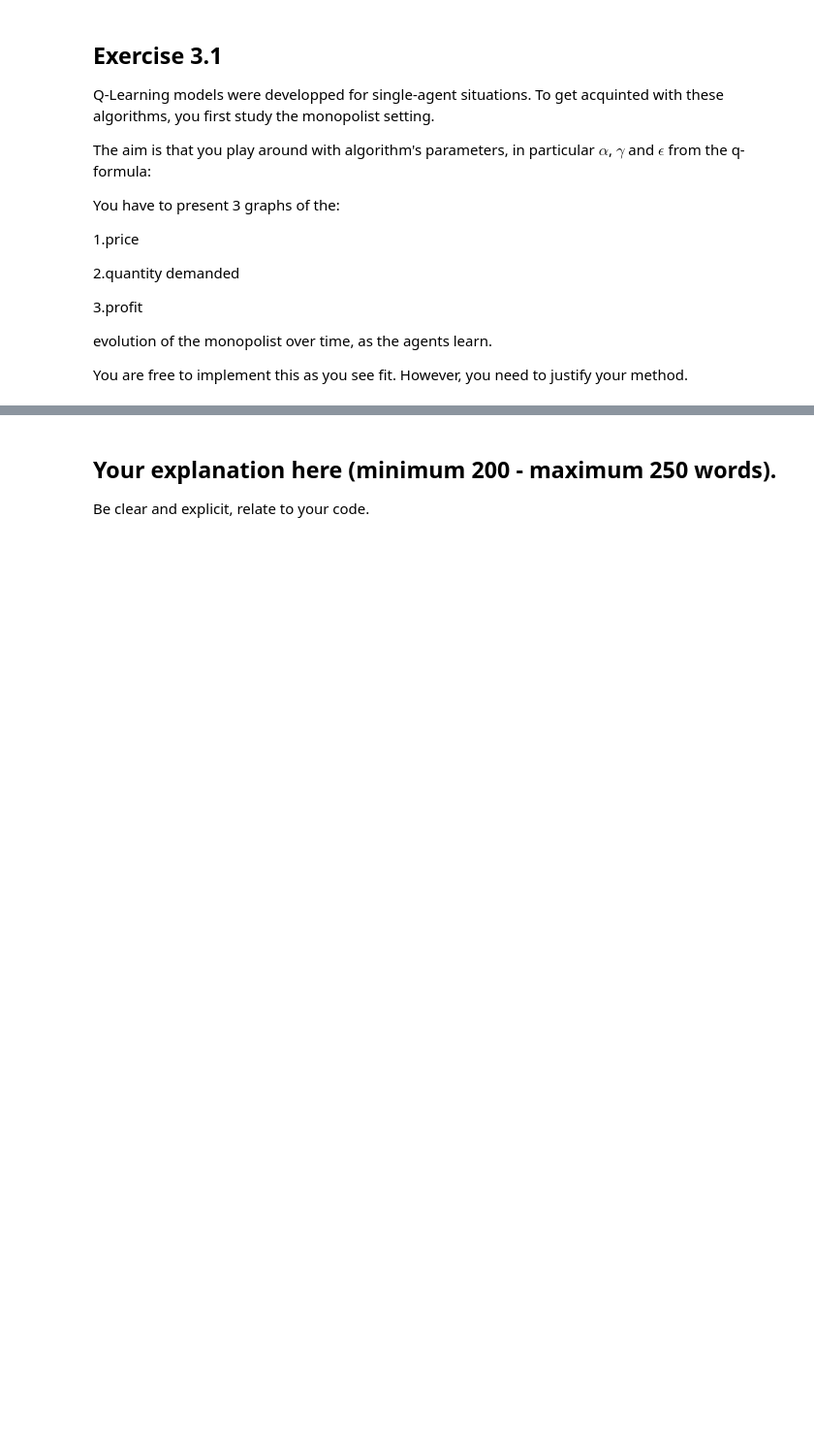
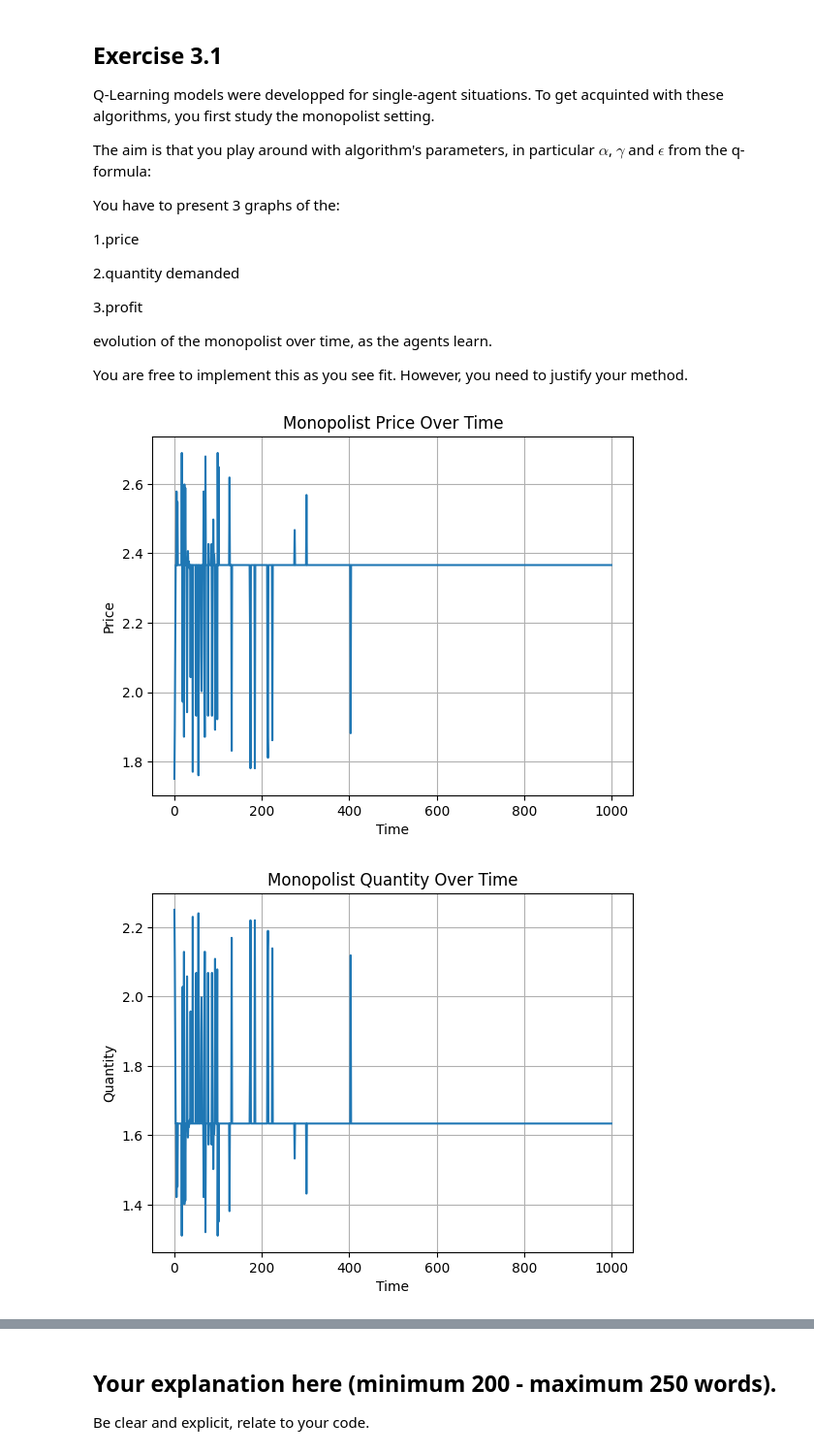
Before and after one commit to anuscabc/algorithmic_collusion_python_practical, a Jupyter notebook: solutions.ipynb, the cells around one changed output, grey strips where cells are left out. Shown at 97% size. Cells and saved outputs as stored; diff of their text form; code cells hidden in the pictures; blank space fills up the shorter version.

```diff
--- a/solutions.ipynb
+++ b/solutions.ipynb
@@ -380,0 +420,35 @@ Code for plotting the results
+# %%
+'''
+
+Code for plotting the results
+
+'''
+
+import matplotlib.pyplot as plt
+# Plotting
+plt.figure()
+plt.plot(prices)
+plt.title("Monopolist Price Over Time")
+plt.xlabel("Time")
+plt.ylabel("Price")
+plt.grid(True)
+plt.show()
+
+plt.figure()
+plt.plot(quantities)
+plt.title("Monopolist Quantity Over Time")
+plt.xlabel("Time")
+plt.ylabel("Quantity")
+plt.grid(True)
+plt.show()
+
+plt.figure()
+plt.plot(profits)
+plt.title("Monopolist Profit Over Time")
+plt.xlabel("Time")
+plt.ylabel("Profit")
+plt.grid(True)
+plt.show()
+# %% [output]
+[figure, added]
+[figure, added]
```
Also changed, not shown: parts of 12 cells of this notebook.
